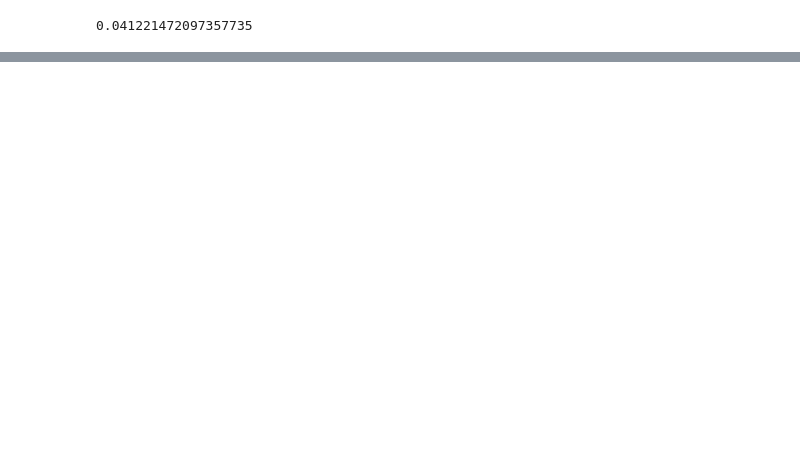
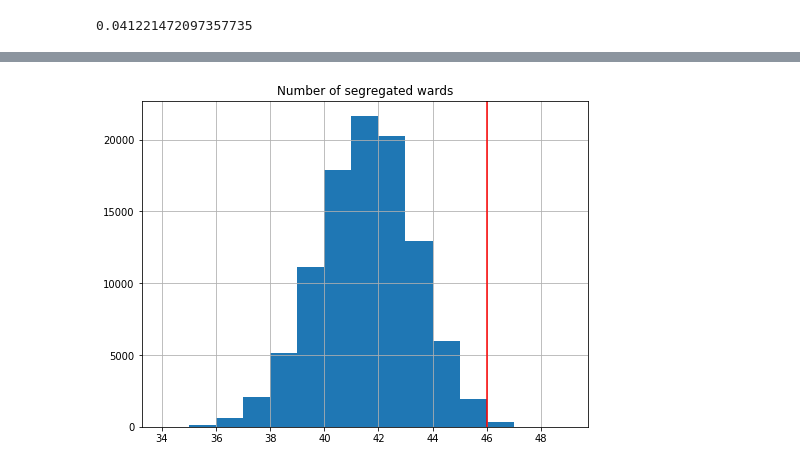
Before and after one commit to mggg/chicago, a Jupyter notebook: ensembles/Analysis.ipynb, the cells around one changed output, grey strips where cells are left out. Drawn from its saved outputs; the diff is of its cells as text; code cells hidden in the pictures; blank space fills up the shorter version.

```diff
--- a/ensembles/Analysis.ipynb
+++ b/ensembles/Analysis.ipynb
@@ -155,0 +164,8 @@ from gerrychain
+# %%
+fig, ax = hist_with_line_for_current(segregated, df=df, bins=range(34, 50), figsize=(8,6))
+ax.set_xticks(list(range(34, 50, 2)))
+ax.set_title("Number of segregated wards")
+fig.savefig("../figures/prec50_segregated.png")
+plt.show()
+# %% [output]
+[figure, added]
```
Also changed, not shown: parts of 83 cells of this notebook, 26 other files.
